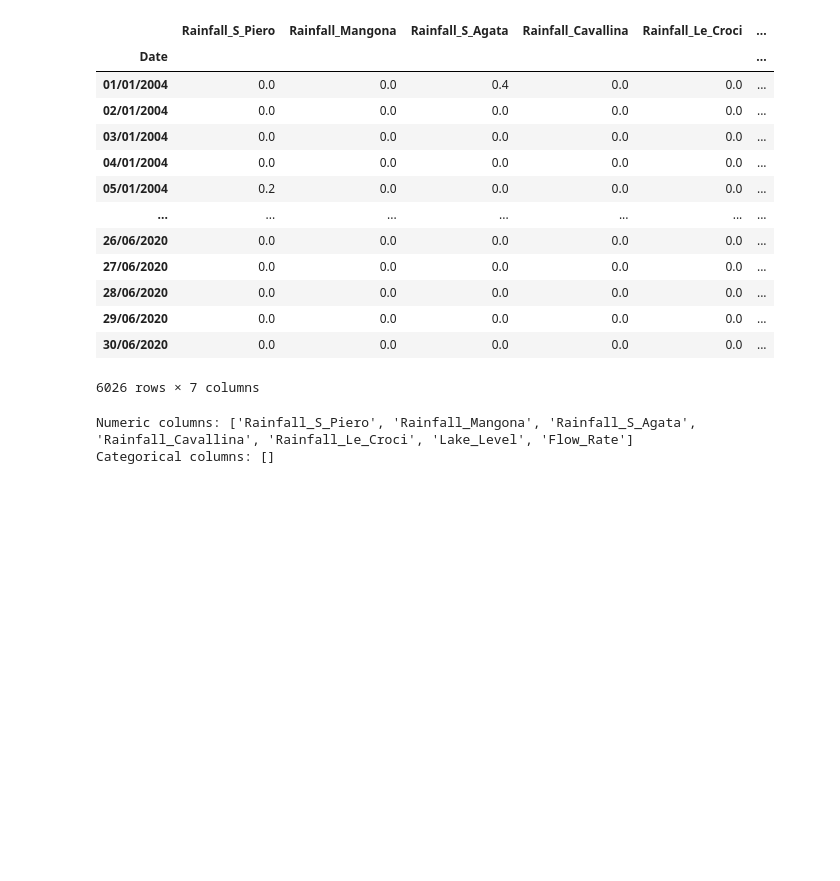
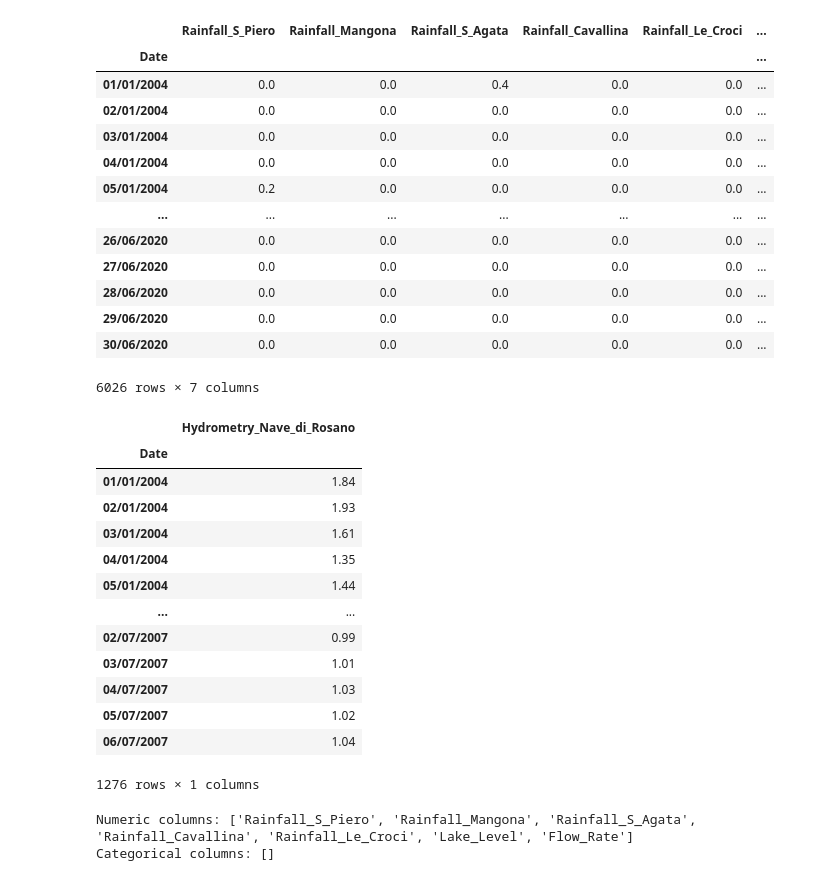
Before and after one commit to Jasn2002/time-series-project-tutorial, a Jupyter notebook: EDA.ipynb, the cells around one changed output. Drawn from its saved outputs; the diff is of its cells as text; code cells hidden in the pictures; blank space fills up the shorter version.

```diff
--- a/EDA.ipynb
+++ b/EDA.ipynb
@@ -52,6 +52,28 @@ df_lake
 | 29/06/2020 | 0.0 | 0.0 | 0.0 | 0.0 | 0.0 | ... |
 | 30/06/2020 | 0.0 | 0.0 | 0.0 | 0.0 | 0.0 | ... |
 6026 rows × 7 columns
+# %%
+df_river = clean_data('data/raw/River_Arno.csv')
+df_river = df_river.set_index("Date")
+df_river = df_river[['Hydrometry_Nave_di_Rosano']]
+
+df_river.to_csv("data/clean/River_Arno.csv")
+df_river
+# %% [output]
+|  | Hydrometry_Nave_di_Rosano |
+| Date |  |
+| 01/01/2004 | 1.84 |
+| 02/01/2004 | 1.93 |
+| 03/01/2004 | 1.61 |
+| 04/01/2004 | 1.35 |
+| 05/01/2004 | 1.44 |
+| ... | ... |
+| 02/07/2007 | 0.99 |
+| 03/07/2007 | 1.01 |
+| 04/07/2007 | 1.03 |
+| 05/07/2007 | 1.02 |
+| 06/07/2007 | 1.04 |
+1276 rows × 1 columns
 # %%
 df_aquifer_auser = clean_data('data/raw/Aquifer_Auser.csv')
 df_aquifer_auser = df_aquifer_auser.set_index("Date")
```
Also changed, not shown: parts of 1 cell of this notebook, 21 other files.
